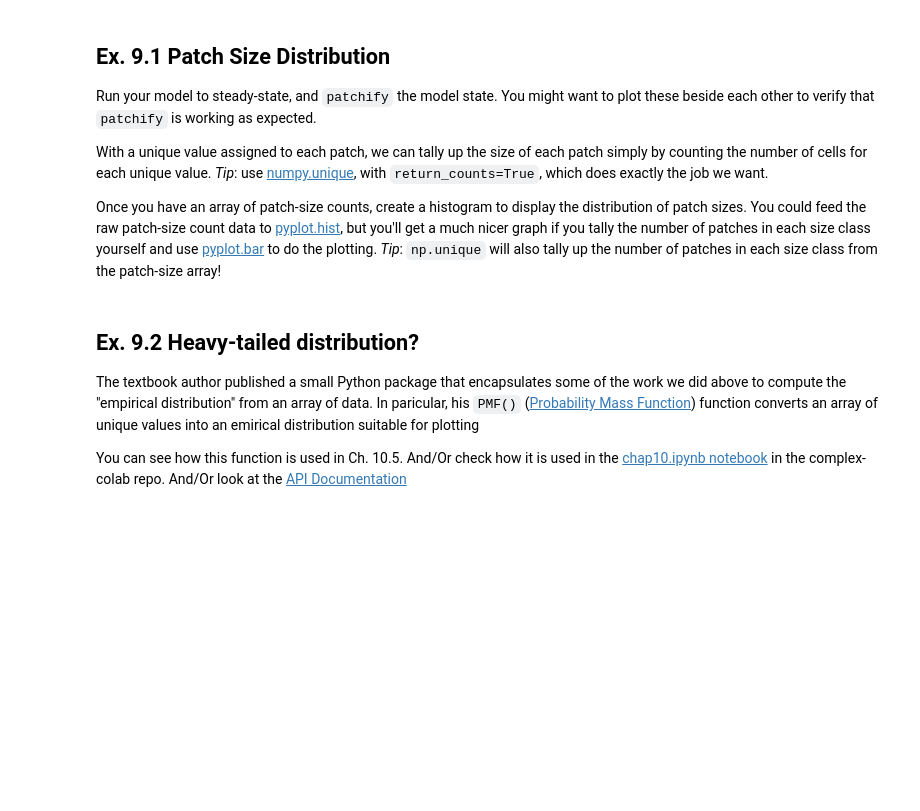
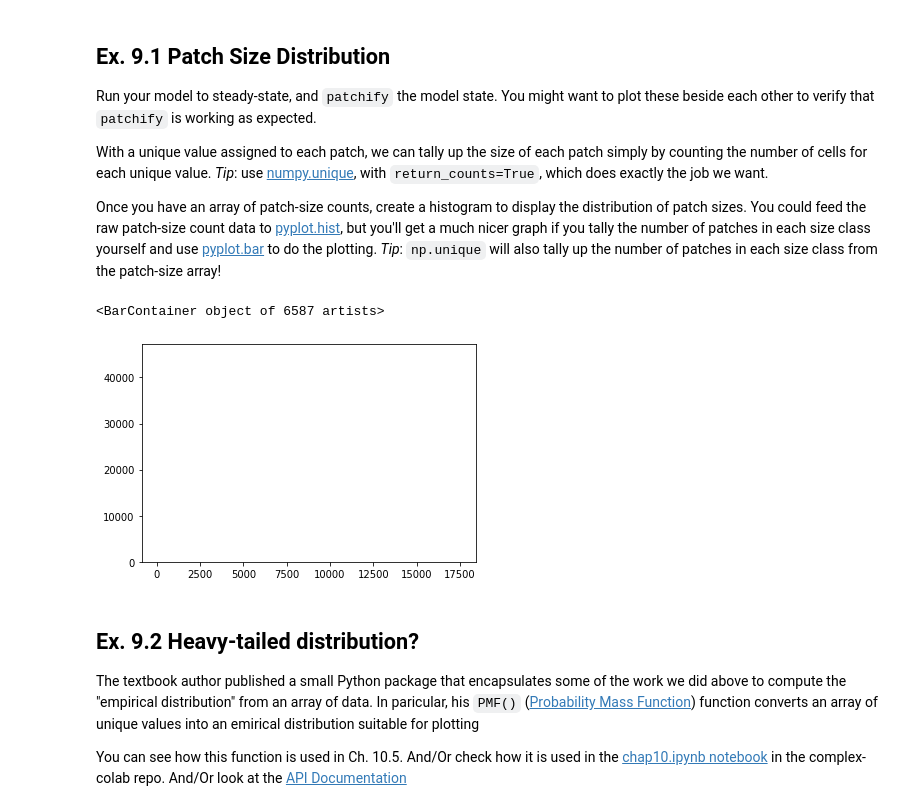
Before and after one commit to StoneMason495/cap-comp215, a Jupyter notebook: labs/lab09ZM.ipynb, the cells around one changed output. Cells and saved outputs as stored; diff of their text form; code cells hidden in the pictures; blank space fills up the shorter version.

```diff
--- a/labs/lab09ZM.ipynb
+++ b/labs/lab09ZM.ipynb
@@ -408,3 +406,18 @@ You could feed the raw patch-size count data to [pyplot.hist](https://matplotlib
+# %%
+# Ex. 9.1 here
+steady_state = ForestFire(250)
+for i in range(200):
+  steady_state.step()
+# steady_state.draw()
+# print(steady_state.array)
+patched = patchify(steady_state.array, steady_state.OCCUPIED)
+# print(patched)
+u_patched = np.unique(patched, return_counts=True)
+# %%
+plt.bar(u_patched[0], u_patched[1])
+# %% [output]
+<BarContainer object of 6587 artists>
+[figure, added]
 # %% [markdown]
 ## Ex. 9.2 Heavy-tailed distribution?
 The textbook author published a small Python package that encapsulates some of the work we did above to compute the "empirical distribution" from an array of data.  In paricular, his `PMF()` ([Probability Mass Function](https://en.wikipedia.org/wiki/Probability_mass_function)) function converts an array of unique values into an emirical distribution suitable for plotting
```
Also changed, not shown: parts of 9 cells of this notebook.
